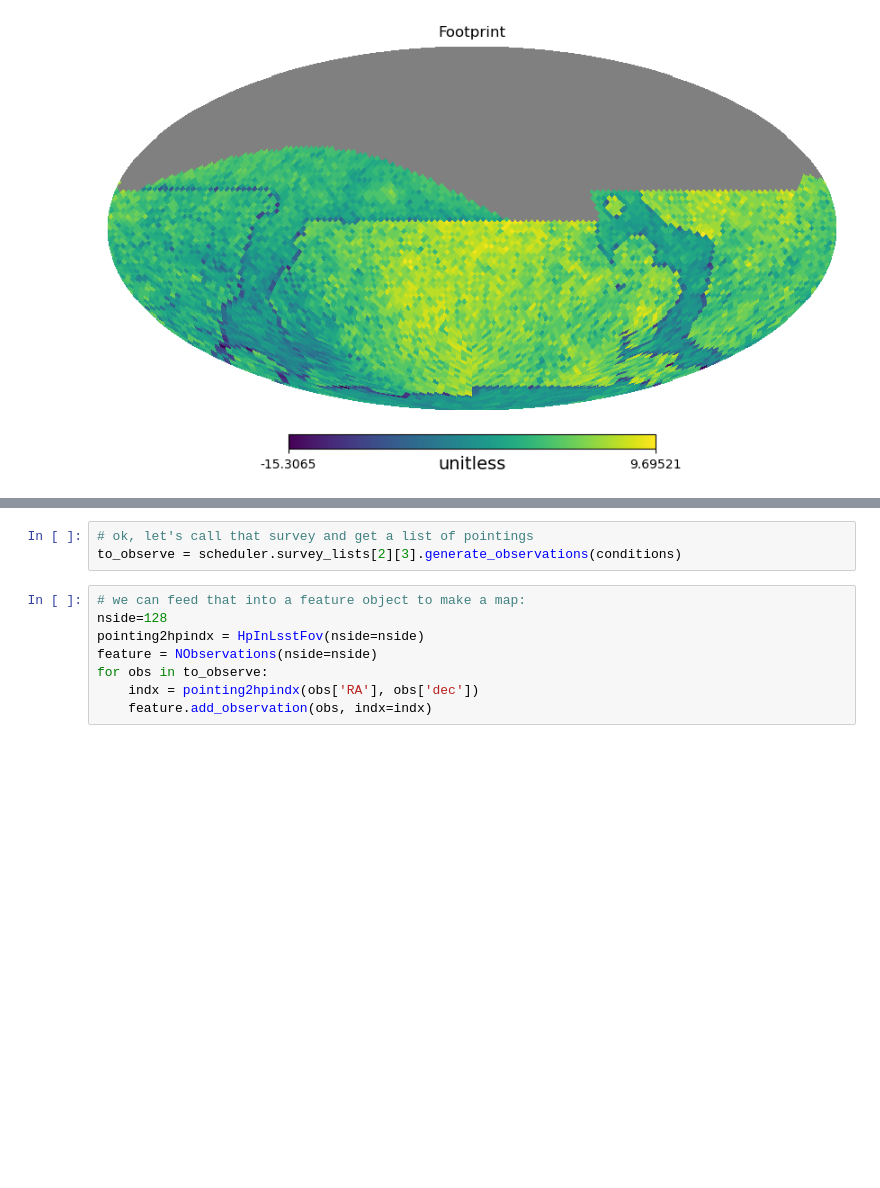
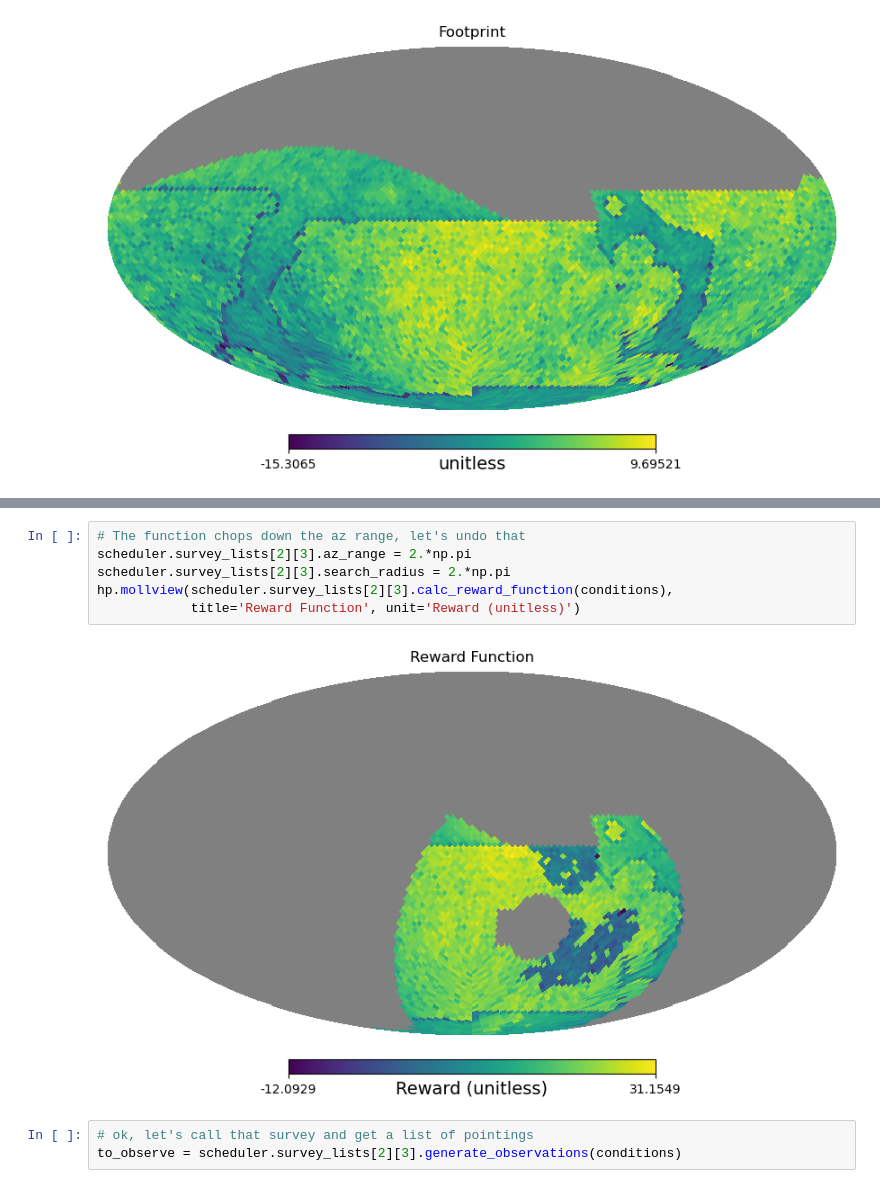
Before and after one commit to lsst-sims/-sims_featureScheduler_runs3.0, a Jupyter notebook: draft2_updated/reload_example.ipynb, the cells around one changed output, grey strips where cells are left out. Saved outputs shown, nothing was run; the diff lists cells and outputs as text; blank space fills up the shorter version.

```diff
--- a/draft2_updated/reload_example.ipynb
+++ b/draft2_updated/reload_example.ipynb
@@ -113,13 +121,13 @@ hp.mollview(scheduler.survey_lists[2][3].calc_reward_function(conditions), title
 # %% [output]
 [figure]
+# %%
+# The function chops down the az range, let's undo that
+scheduler.survey_lists[2][3].az_range = 2.*np.pi
+scheduler.survey_lists[2][3].search_radius = 2.*np.pi
+hp.mollview(scheduler.survey_lists[2][3].calc_reward_function(conditions),
+            title='Reward Function', unit='Reward (unitless)')
+# %% [output]
+[figure, added]
 # %%
 # ok, let's call that survey and get a list of pointings
 to_observe = scheduler.survey_lists[2][3].generate_observations(conditions)
-# %%
-# we can feed that into a feature object to make a map:
-nside=128
-pointing2hpindx = HpInLsstFov(nside=nside)
-feature = NObservations(nside=nside)
-for obs in to_observe:
-    indx = pointing2hpindx(obs['RA'], obs['dec'])
-    feature.add_observation(obs, indx=indx)
```
Also changed, not shown: parts of 12 cells of this notebook.
